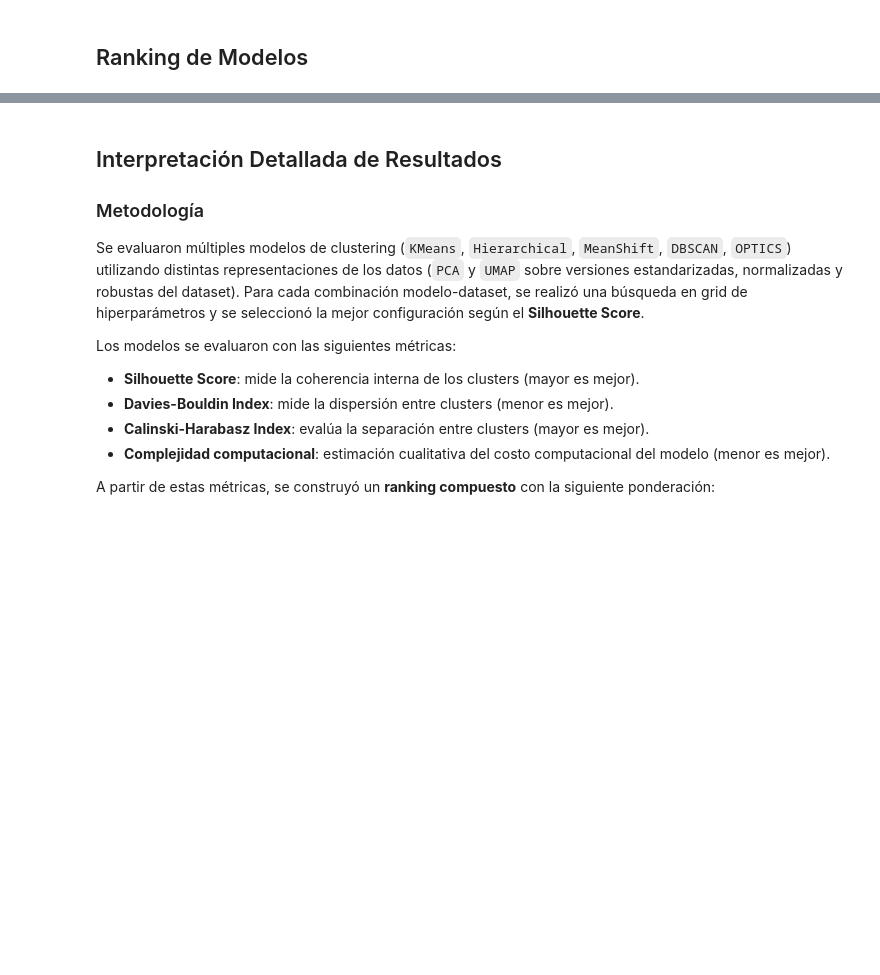
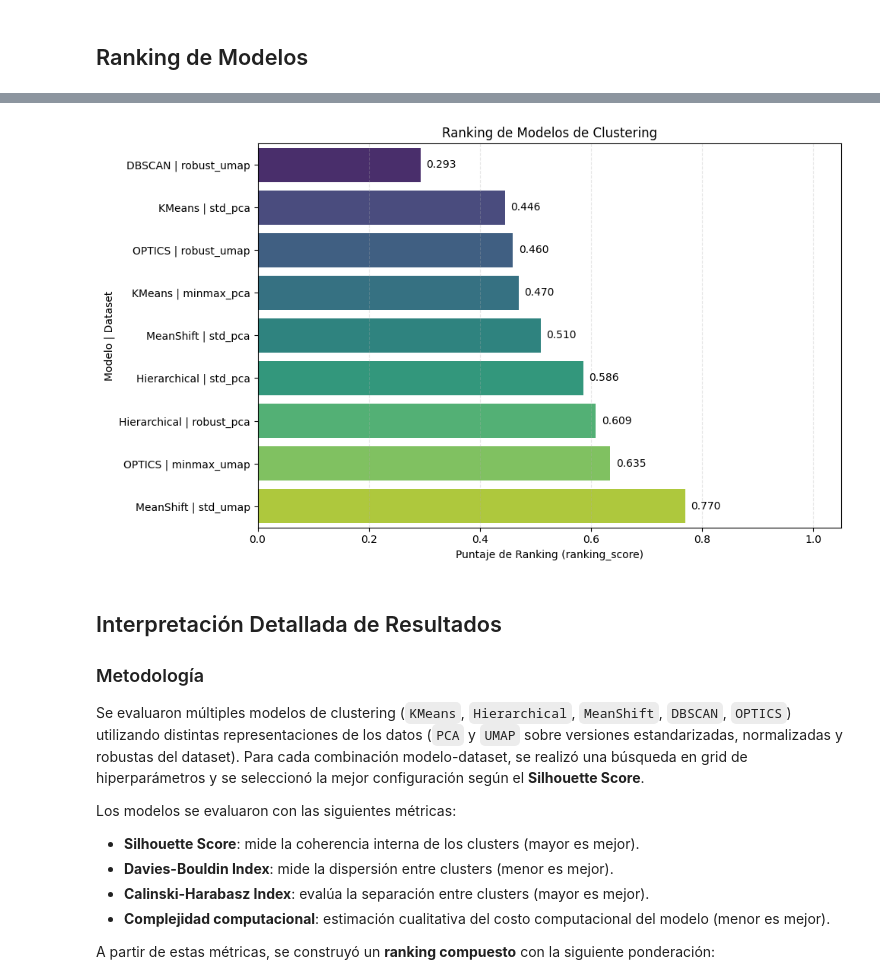
Before and after one commit to funkykespain/marketing_ml_classification_regression_clustering, a Jupyter notebook: notebooks/07_clustering_model_training_evaluation.ipynb, the cells around one changed output, grey strips where cells are left out. Cells and saved outputs as stored; diff of their text form; code cells hidden in the pictures; blank space fills up the shorter version.

```diff
--- a/notebooks/07_clustering_model_training_evaluation.ipynb
+++ b/notebooks/07_clustering_model_training_evaluation.ipynb
@@ -443,6 +455,44 @@ print(ranking_df.to_markdown(index=False))
 | MeanShift    | robust_umap |              0 | nan                                                                                                                                  |            -1     ...
 # %%
 ranking_df.to_csv("../models/clustering/ranking_modelos.csv", index=False)
+# %%
+# Cargamos los resultados
+ranking_df = pd.read_csv("../models/clustering/ranking_modelos.csv")
+
+# Asegurarse de que no haya NaNs
+plot_df = ranking_df.dropna(subset=['ranking_score']).copy()
+
+# Ordenar por ranking_score
+plot_df = plot_df.sort_values(by='ranking_score', ascending=True)
+
+# Crear columna legible para etiquetas
+plot_df['label'] = plot_df['model_name'] + ' | ' + plot_df['model']
+
+# Tamaño del gráfico
+plt.figure(figsize=(10, 6))
+
+# Gráfico de barras horizontal
+sns.barplot(
+    x='ranking_score',
+    y='label',
+    data=plot_df,
+    palette='viridis'
+)
+
+# Añadir valores
+for i, (score, label) in enumerate(zip(plot_df['ranking_score'], plot_df['label'])):
+    plt.text(score + 0.01, i, f"{score:.3f}", va='center')
+
+# Títulos y etiquetas
+plt.title('Ranking de Modelos de Clustering')
+plt.xlabel('Puntaje de Ranking (ranking_score)')
+plt.ylabel('Modelo | Dataset')
+plt.xlim(0, 1.05)
+plt.tight_layout()
+plt.grid(axis='x', linestyle='--', alpha=0.3)
+plt.show()
+# %% [output]
+[figure, added]
 # %% [markdown]
 ## Interpretación Detallada de Resultados
 
```
Also changed, not shown: parts of 1 cell of this notebook.
